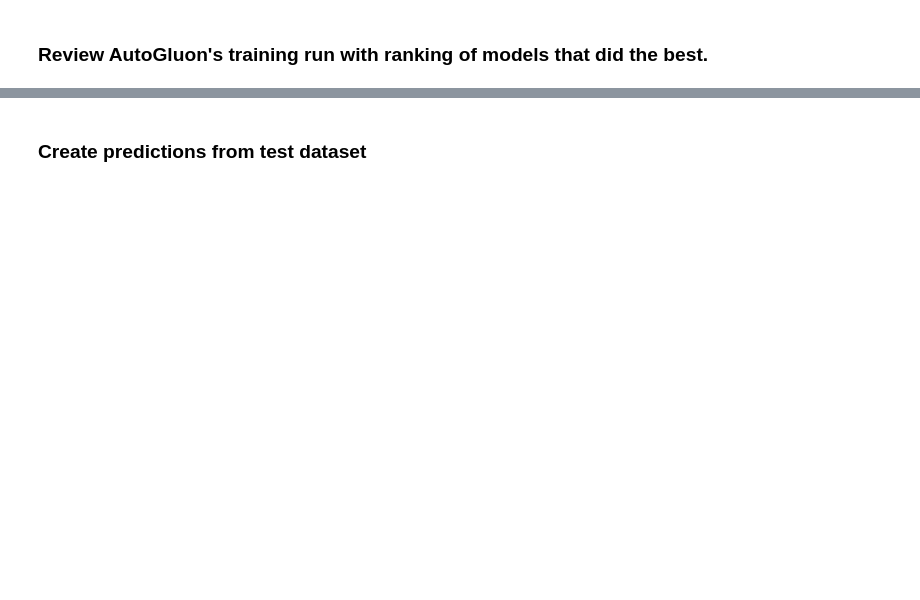
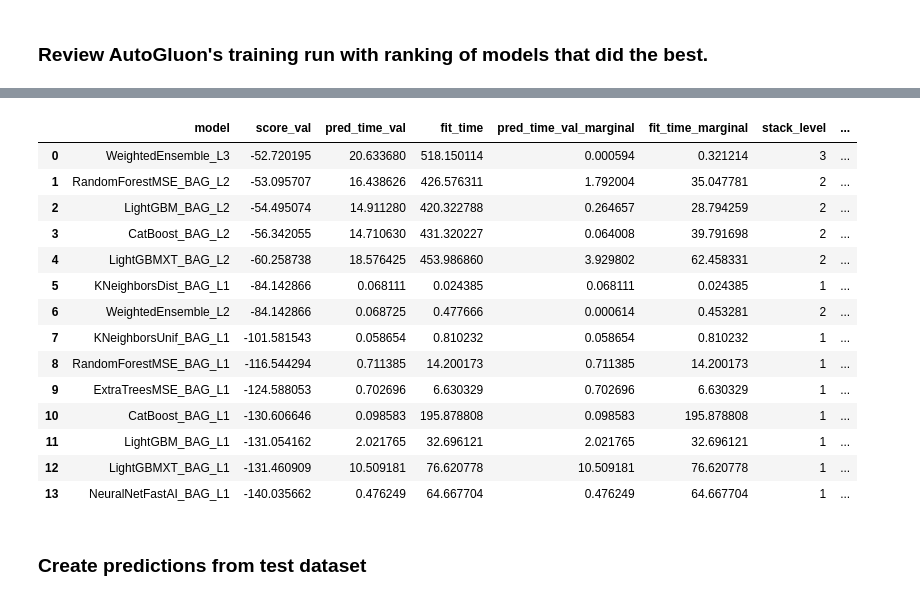
Before and after one commit to mrjrcastroc/Project-Predict-Bike-Sharing-Demand-with-AutoGluon, a Jupyter notebook: project-template.ipynb, the cells around one changed output, grey strips where cells are left out. Saved outputs shown, nothing was run; the diff lists cells and outputs as text; code cells hidden in the pictures; blank space fills up the shorter version.

```diff
--- a/project-template.ipynb
+++ b/project-template.ipynb
@@ -201,6 +219,24 @@ Estimated performance of each model:
  11          4
  12          3
  13          8  }
+# %%
+pd.DataFrame(predictor.leaderboard(silent=True))
+# %% [output]
+|  | model | score_val | pred_time_val | fit_time | pred_time_val_marginal | fit_time_marginal | stack_level | ... |
+| 0 | WeightedEnsemble_L3 | -52.720195 | 20.633680 | 518.150114 | 0.000594 | 0.321214 | 3 | ... |
+| 1 | RandomForestMSE_BAG_L2 | -53.095707 | 16.438626 | 426.576311 | 1.792004 | 35.047781 | 2 | ... |
+| 2 | LightGBM_BAG_L2 | -54.495074 | 14.911280 | 420.322788 | 0.264657 | 28.794259 | 2 | ... |
+| 3 | CatBoost_BAG_L2 | -56.342055 | 14.710630 | 431.320227 | 0.064008 | 39.791698 | 2 | ... |
+| 4 | LightGBMXT_BAG_L2 | -60.258738 | 18.576425 | 453.986860 | 3.929802 | 62.458331 | 2 | ... |
+| 5 | KNeighborsDist_BAG_L1 | -84.142866 | 0.068111 | 0.024385 | 0.068111 | 0.024385 | 1 | ... |
+| 6 | WeightedEnsemble_L2 | -84.142866 | 0.068725 | 0.477666 | 0.000614 | 0.453281 | 2 | ... |
+| 7 | KNeighborsUnif_BAG_L1 | -101.581543 | 0.058654 | 0.810232 | 0.058654 | 0.810232 | 1 | ... |
+| 8 | RandomForestMSE_BAG_L1 | -116.544294 | 0.711385 | 14.200173 | 0.711385 | 14.200173 | 1 | ... |
+| 9 | ExtraTreesMSE_BAG_L1 | -124.588053 | 0.702696 | 6.630329 | 0.702696 | 6.630329 | 1 | ... |
+| 10 | CatBoost_BAG_L1 | -130.606646 | 0.098583 | 195.878808 | 0.098583 | 195.878808 | 1 | ... |
+| 11 | LightGBM_BAG_L1 | -131.054162 | 2.021765 | 32.696121 | 2.021765 | 32.696121 | 1 | ... |
+| 12 | LightGBMXT_BAG_L1 | -131.460909 | 10.509181 | 76.620778 | 10.509181 | 76.620778 | 1 | ... |
+| 13 | NeuralNetFastAI_BAG_L1 | -140.035662 | 0.476249 | 64.667704 | 0.476249 | 64.667704 | 1 | ... |
 # %% [markdown]
 ### Create predictions from test dataset
 # %%
```
Also changed, not shown: parts of 23 cells of this notebook, 6 other files.
